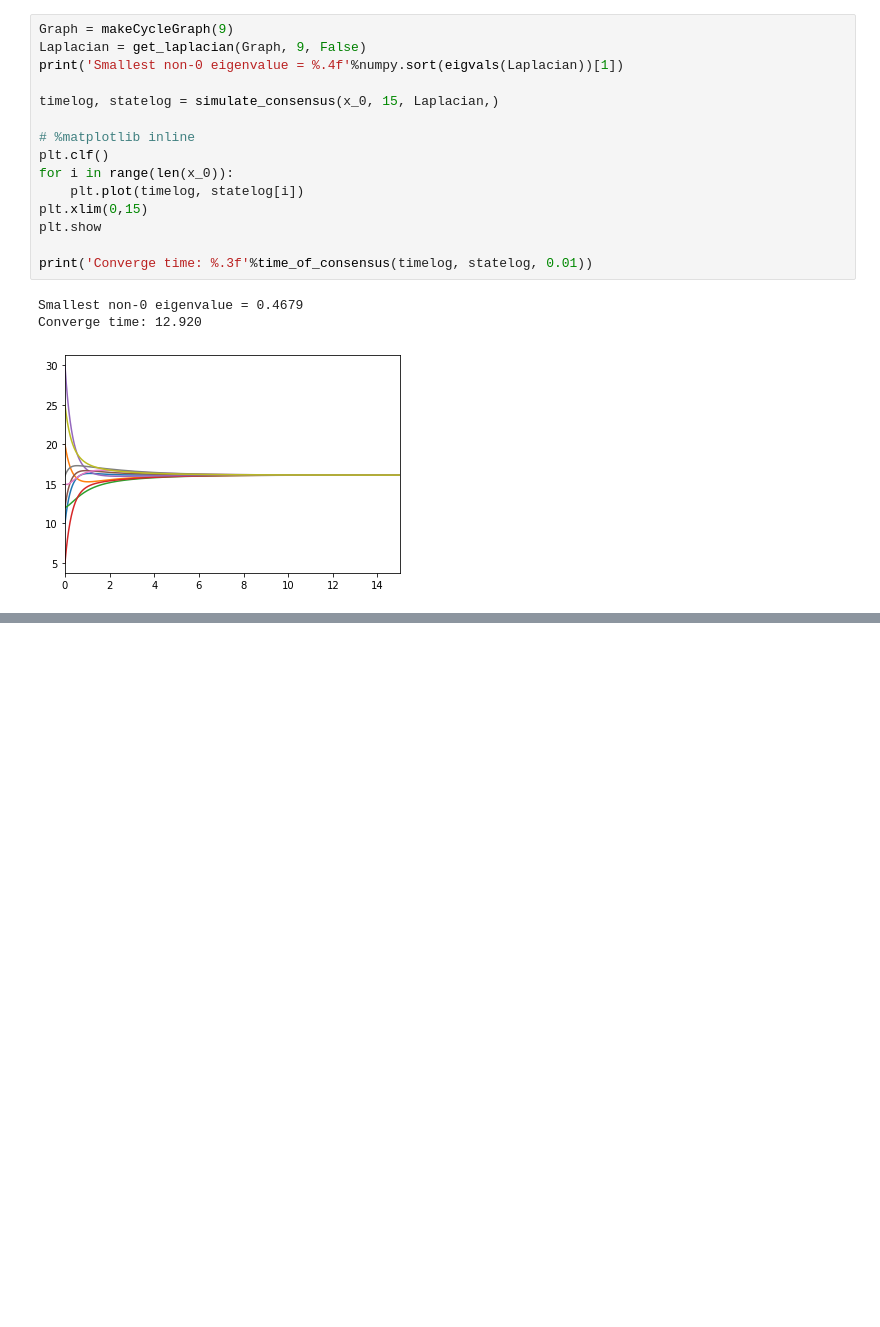
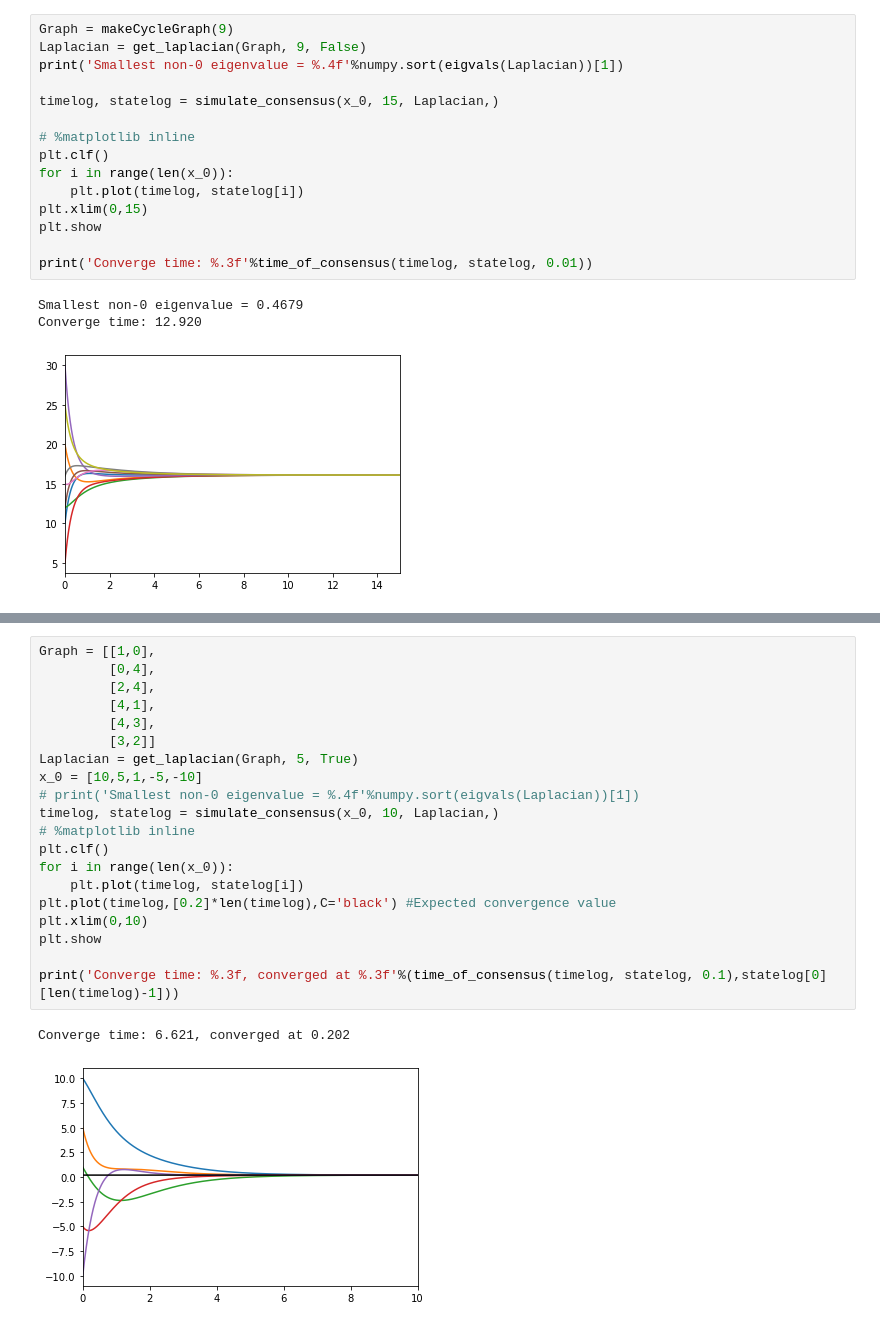
Before and after one commit to Sutopia/SRSeries2, a Jupyter notebook: getLaplacian.ipynb, the cells around one changed output, grey strips where cells are left out. Cells and saved outputs as stored; diff of their text form; blank space fills up the shorter version.

```diff
--- a/getLaplacian.ipynb
+++ b/getLaplacian.ipynb
@@ -205,0 +230,23 @@ Converge time: 12.920
+# %%
+Graph = [[1,0],
+         [0,4],
+         [2,4],
+         [4,1],
+         [4,3],
+         [3,2]]
+Laplacian = get_laplacian(Graph, 5, True)
+x_0 = [10,5,1,-5,-10]
+# print('Smallest non-0 eigenvalue = %.4f'%numpy.sort(eigvals(Laplacian))[1])
+timelog, statelog = simulate_consensus(x_0, 10, Laplacian,)
+# %matplotlib inline
+plt.clf()
+for i in range(len(x_0)):
+    plt.plot(timelog, statelog[i])
+plt.plot(timelog,[0.2]*len(timelog),C='black') #Expected convergence value
+plt.xlim(0,10)
+plt.show
+
+print('Converge time: %.3f, converged at %.3f'%(time_of_consensus(timelog, statelog, 0.1),statelog[0][len(timelog)-1]))
+# %% [output]
+Converge time: 6.621, converged at 0.202
+[figure, added]
```
Also changed, not shown: parts of 3 cells of this notebook.
